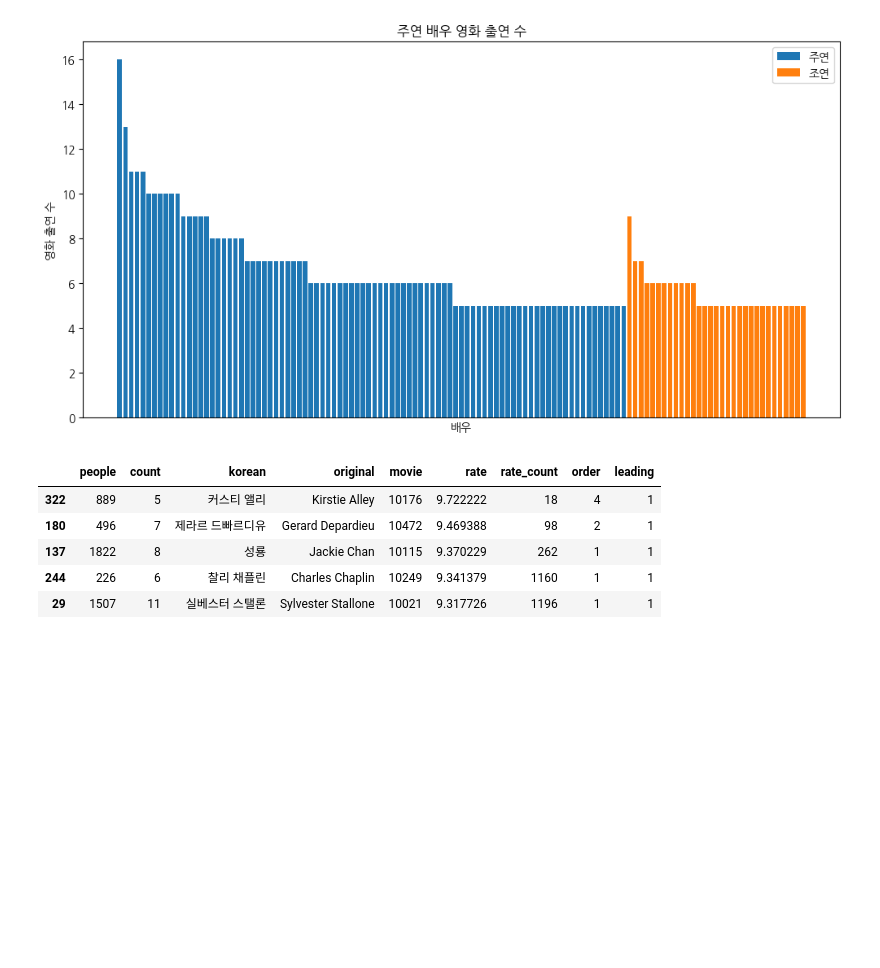
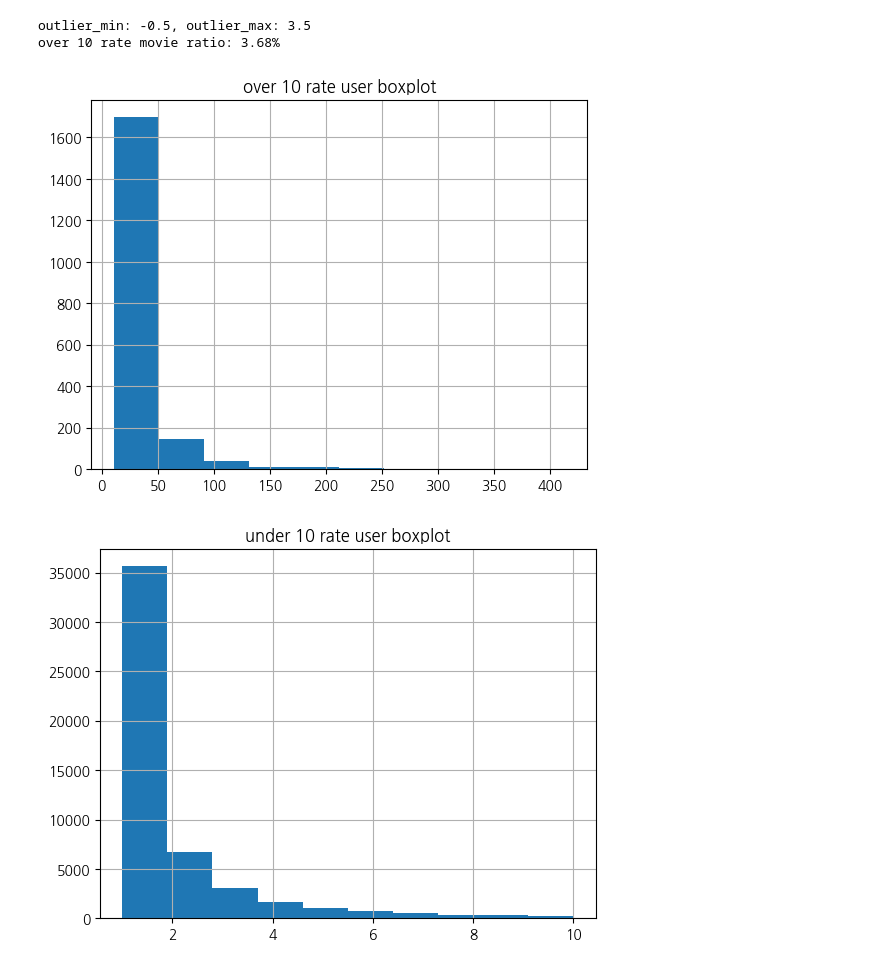
Before and after one commit to YeonSeong-Lee/codessey, a Jupyter notebook: prob02/prob0205.ipynb, the cells around one changed output. Cells and saved outputs as stored; diff of their text form; code cells hidden in the pictures; blank space fills up the shorter version.

```diff
--- a/prob02/prob0205.ipynb
+++ b/prob02/prob0205.ipynb
@@ -147,33 +50,40 @@ supporting_actors.head()
-# %%
-leading_actors_over_5_movies = leading_actors[leading_actors['count'] >= 5]
-supporting_actors_over_5_movies = supporting_actors[supporting_actors['count'] >= 5]
-
-plt.figure(figsize=(12, 6))
-plt.title('주연 배우 영화 출연 수')
-plt.xlabel('배우')
-plt.ylabel('영화 출연 수')
-plt.bar(leading_actors_over_5_movies['korean'], leading_actors_over_5_movies['count'], label='주연')
-plt.tick_params(axis='x', which='both', bottom=False, labelbottom=False)
-plt.bar(supporting_actors_over_5_movies['korean'], supporting_actors_over_5_movies['count'], label='조연')
-plt.legend()
-plt.show()
-# %% [output]
-[figure, removed]
-# %%
-# 5편 이상 출연한 배우중 평균 평점이 높은 배우 찾기, 평점은 10개 이상인 영화만 평점 계산
-
-rate_movie = movies.merge(rates, on='movie')
-movies_over_10_rate = rate_movie.groupby('movie').agg({'rate': 'mean', 'movie': 'count'}).rename(columns={'movie': 'rate_count'})
-movies_over_10_rate = movies_over_10_rate.reset_index().query('rate_count >= 10')
-movies_over_10_rate = movies_over_10_rate.merge(casting, on='movie', how='inner')
-movies_over_10_rate.head()
-
-leading_actor_over_5_movies_over_10_rate = leading_actors_over_5_movies.merge(movies_over_10_rate, on='people', how='inner').drop_duplicates(subset=['people'])
-leading_actor_over_5_movies_over_10_rate.sort_values(by='rate', ascending=False).head(5)
-# %% [output]
-|  | people | count | korean | original | movie | rate | rate_count | order | leading |
-| 322 | 889 | 5 | 커스티 앨리 | Kirstie Alley | 10176 | 9.722222 | 18 | 4 | 1 |
-| 180 | 496 | 7 | 제라르 드빠르디유 | Gerard Depardieu | 10472 | 9.469388 | 98 | 2 | 1 |
-| 137 | 1822 | 8 | 성룡 | Jackie Chan | 10115 | 9.370229 | 262 | 1 | 1 |
-| 244 | 226 | 6 | 찰리 채플린 | Charles Chaplin | 10249 | 9.341379 | 1160 | 1 | 1 |
-| 29 | 1507 | 11 | 실베스터 스탤론 | Sylvester Stallone | 10021 | 9.317726 | 1196 | 1 | 1 |
+# %%
+# 사용자별 몇 편의 영화에 평점을 남겼는지
+
+rate_count = rates.groupby('user')['movie'].count().to_frame()
+rate_count.columns = ['rate_count']
+rate_count['rate_count'].describe()
+
+
+# outlier using IQR method
+q1 = rate_count['rate_count'].quantile(0.25)
+q3 = rate_count['rate_count'].quantile(0.75)
+iqr = q3 - q1
+outlier_min = q1 - 1.5 * iqr
+outlier_max = q3 + 1.5 * iqr
+
+print(f'outlier_min: {outlier_min}, outlier_max: {outlier_max}')
+
+# ouliner using Domain knowledge
+outlier_max = 10
+print(f'over 10 rate movie ratio: {rate_count[rate_count["rate_count"] > outlier_max].shape[0] / rate_count.shape[0] * 100:.2f}%')
+
+# 평점을 많이 남긴 사용자의 영화 데이터만 추출
+over_10_rate_user = rate_count[rate_count['rate_count'] > outlier_max]
+under_10_rate_user = rate_count[rate_count['rate_count'] <= outlier_max]
+over_10_rate_user.sort_values(by='rate_count', ascending=False).head(10)
+
+plt.title("over 10 rate user boxplot")
+plt.hist(over_10_rate_user['rate_count'], bins=10)
+plt.grid()
+plt.show()
+
+plt.title("under 10 rate user boxplot")
+plt.hist(under_10_rate_user['rate_count'], bins=10)
+plt.grid()
+plt.show()
+# %% [output]
+outlier_min: -0.5, outlier_max: 3.5
+over 10 rate movie ratio: 3.68%
+[figure, added]
+[figure, added]
```
Also changed, not shown: parts of 12 cells of this notebook.
